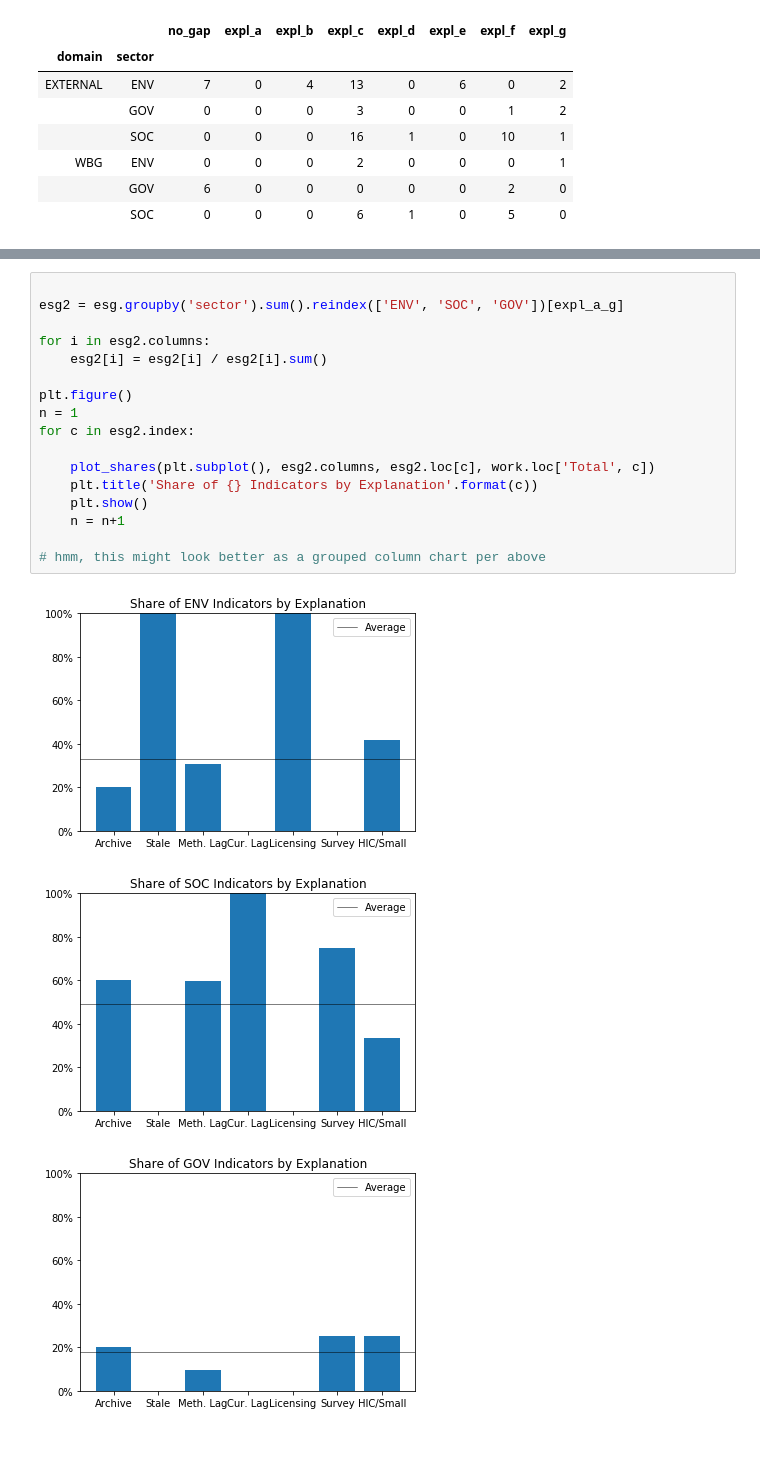
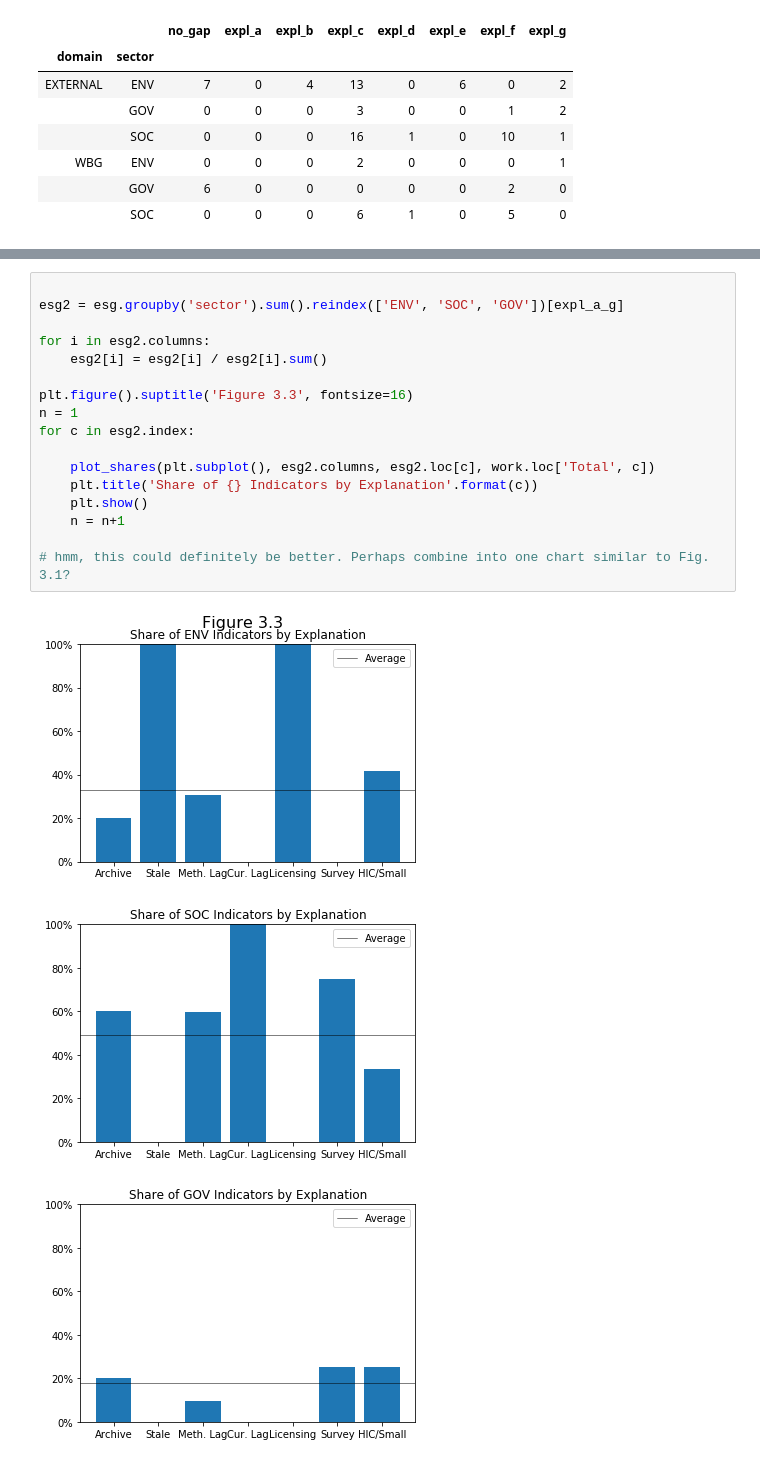
Before and after one commit to worldbank/ESG_gaps_research, a Jupyter notebook: python/summary-analysis.ipynb, the cells around one changed output, grey strips where cells are left out. Drawn from its saved outputs; the diff is of its cells as text.

```diff
--- a/python/summary-analysis.ipynb
+++ b/python/summary-analysis.ipynb
@@ -162,21 +155,21 @@ plt.show()
 # %%
 
 esg2 = esg.groupby('sector').sum().reindex(['ENV', 'SOC', 'GOV'])[expl_a_g]
 
 for i in esg2.columns:
     esg2[i] = esg2[i] / esg2[i].sum()
 
-plt.figure()
+plt.figure().suptitle('Figure 3.3', fontsize=16)
 n = 1
 for c in esg2.index:
 
     plot_shares(plt.subplot(), esg2.columns, esg2.loc[c], work.loc['Total', c])
     plt.title('Share of {} Indicators by Explanation'.format(c))
     plt.show()
     n = n+1
 
-# hmm, this might look better as a grouped column chart per above
+# hmm, this could definitely be better. Perhaps combine into one chart similar to Fig. 3.1?
 # %% [output]
-[figure, old version]
+[figure, new version]
 [figure]
 [figure]
```
Also changed, not shown: parts of 3 cells of this notebook, 1 other file.
